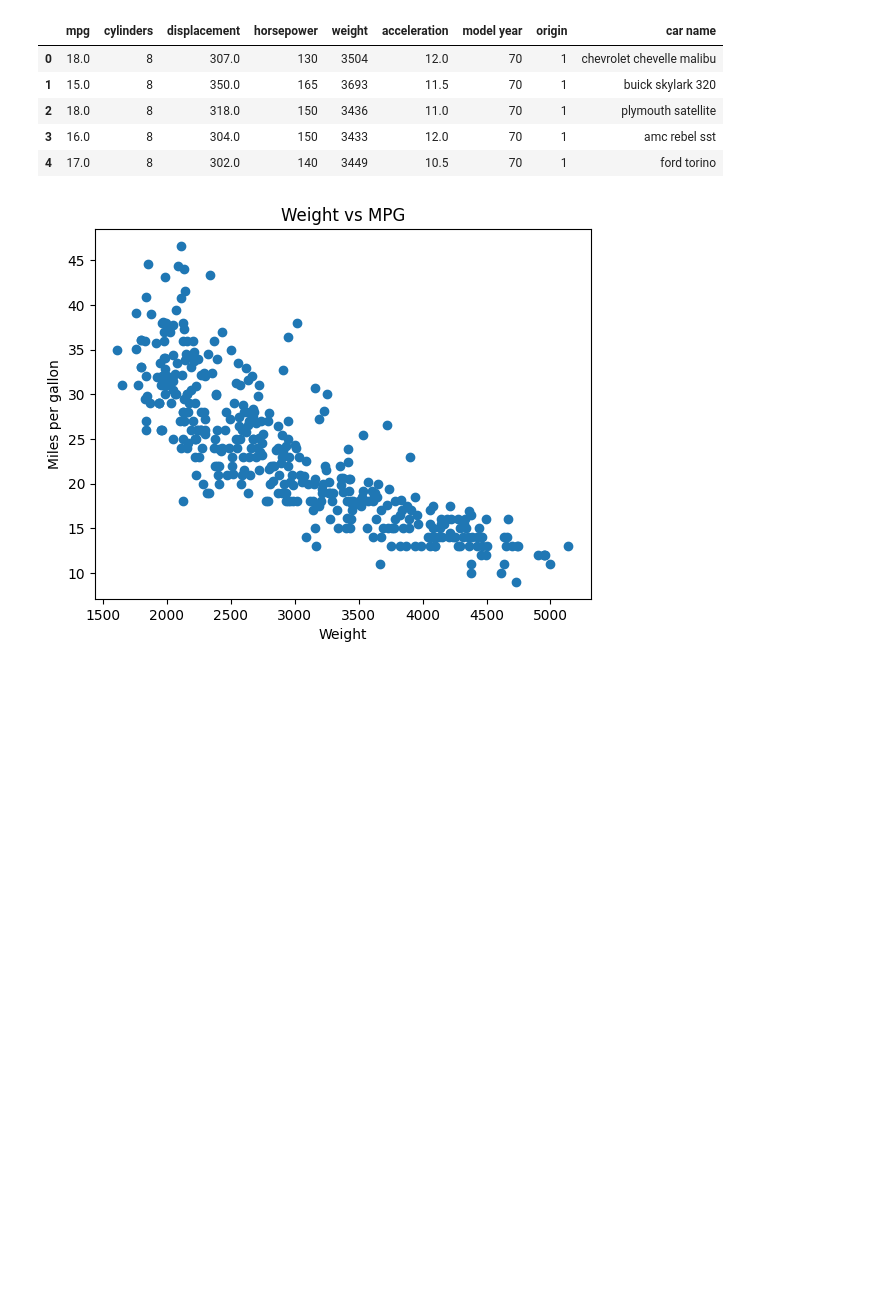
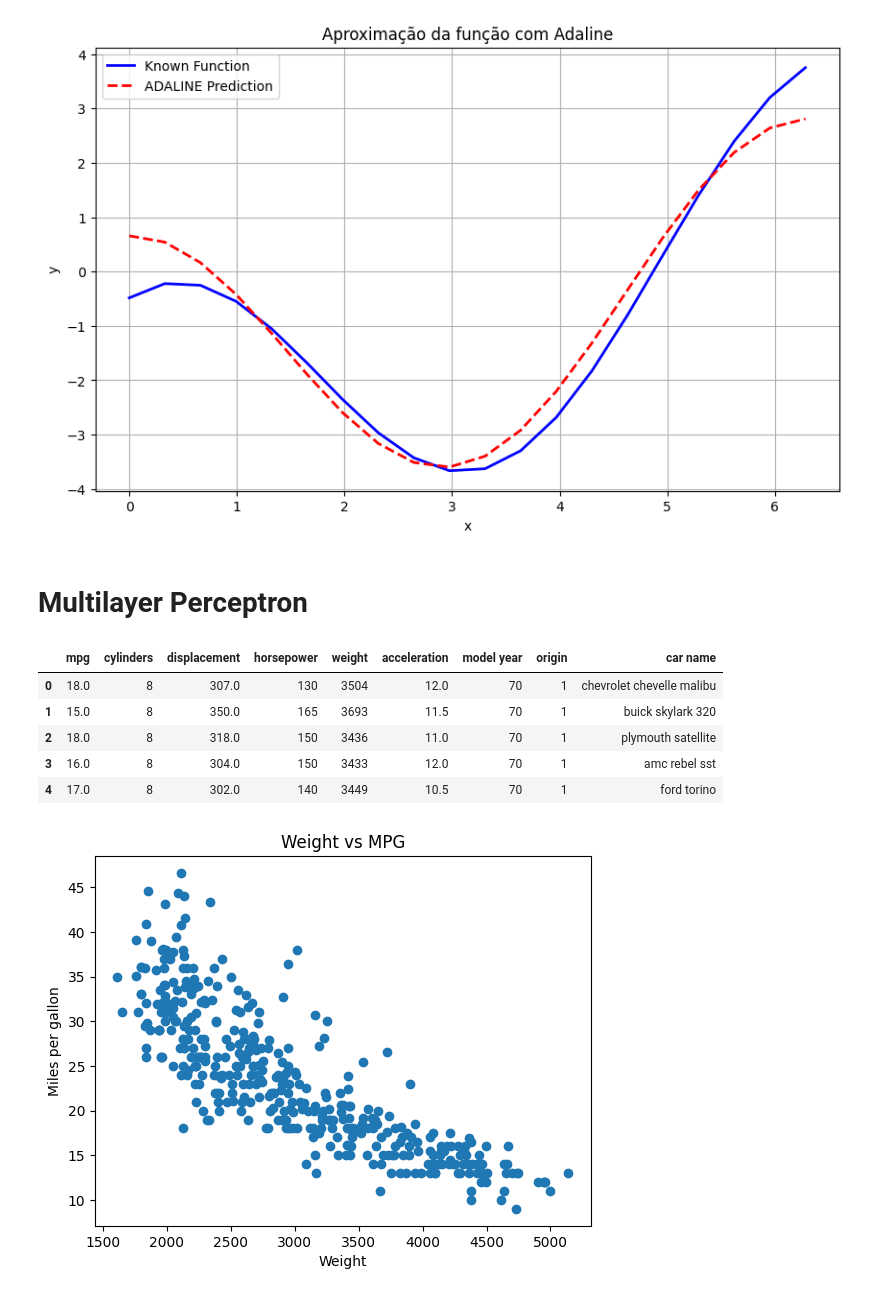
Before and after one commit to PJbourne/IA-course-tasks, a Jupyter notebook: Atividade_Adaline_e_MLP.ipynb, the cells around one changed output. Drawn from its saved outputs; the diff is of its cells as text; code cells hidden in the pictures; blank space fills up the shorter version.

Commit message:
Atividade Adaline e MLP

```diff
--- a/Atividade_MLP.ipynb
+++ b/Atividade_Adaline_e_MLP.ipynb
@@ -1,3 +57,37 @@
+# %%
+eta = 0.01
+# %%
+def adaline(x, y, weights, eta, epochs):
+    for _ in range(epochs):
+        y_predito = x @ weights
+        error = y - y_predito
+        weights += eta * x.T @ error / x.shape[0]
+    return weights
+# %%
+model_trained = adaline(x, y, weights, eta, epochs=1000)
+# %%
+def predict(X, weights):
+    return X @ weights
+
+y_pred = predict(x, model_trained)
+# %%
+import matplotlib.pyplot as plt
+
+plt.figure(figsize=(10, 6))  # opcional: define o tamanho do gráfico
+
+plt.plot(random_values, y, label='Known Function', color='blue', linewidth=2)
+plt.plot(random_values, y_pred, label='ADALINE Prediction', color='red', linestyle='--', linewidth=2)
+
+plt.xlabel('x')
+plt.ylabel('y')
+plt.title('Aproximação da função com Adaline')
+plt.legend()
+plt.grid(True)
+plt.show()
+# %% [output]
+[figure, added]
+# %% [markdown]
+# Multilayer Perceptron
 # %%
 import pandas as pd
 import matplotlib.pyplot as plt
```
Also changed, not shown: parts of 10 cells of this notebook.
